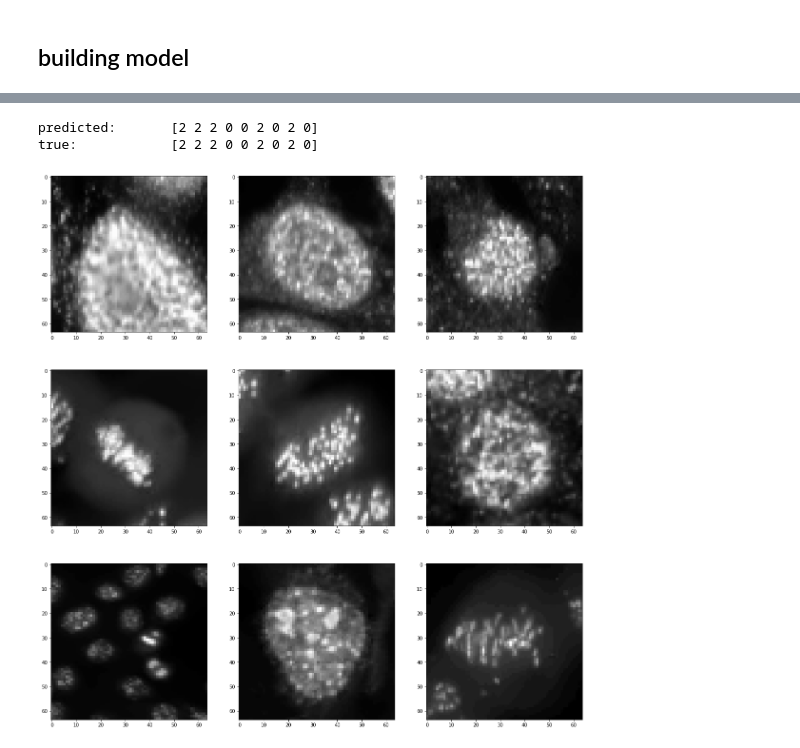
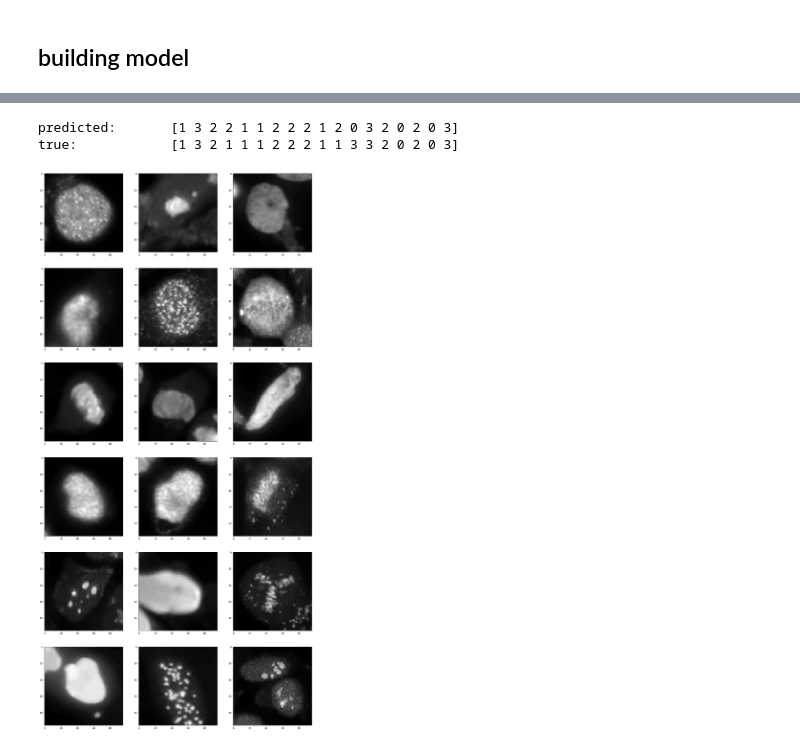
Before and after one commit to mszpyrka/AGH-AntinuclearAntibodiesClassification, a Jupyter notebook: basic-classification-convnet.ipynb, the cells around one changed output, grey strips where cells are left out. Drawn from its saved outputs; the diff is of its cells as text; code cells hidden in the pictures.

Commit message:
add more classes to classifier

```diff
--- a/basic-classification-convnet.ipynb
+++ b/basic-classification-convnet.ipynb
@@ -69,8 +61,11 @@ plt.imshow(prepare(cells[0], target_size=(64, 64)))
 # %%
 %%time
 
-size = (64, 64)
+size = (96, 96)
 
-cells_scaled = [prepare(i, target_size=size) for i in cells]
-display_grid(cells_scaled[:27], ImagePlotter())
+cells_scaled = {
+    name: [prepare(i, target_size=size) for i in cells]
+    for name, cells in cells_dict.items()
+}
+display_grid(cells_scaled['ACA'][:27], ImagePlotter())
 # %% [output]
@@ -80,13 +75,15 @@ Wall time: 582 ms
 # %% [markdown]
 ## preparing dataset
 # %%
-X = np.array(cells_scaled)
+samples_per_class = 650
+classes = ['ACA', 'ZIA', 'HOM', 'NUC']
+
+X = np.concatenate([cells_scaled[c][:samples_per_class] for c in classes])
 X = np.expand_dims(X, axis=3)
 print(X.shape)
 
-y = np.array(classes)
+y = np.concatenate([[i] * samples_per_class for i in range(len(classes))])
 print(y.shape)
 
-for k, v in class_dict.items():
-    print(f'{k}: {len(y[y == v])}')
+dataset = X, y
 # %% [output]
@@ -102,12 +92,3 @@ dot: 556
-# %%
-filtered_classes = ['aca', 'zia']
-classes_numbers = [class_dict[k] for k in filtered_classes]
-
-filter_indices = np.array([c in classes_numbers for c in classes])
-
-X_filtered = X[filter_indices]
-y_filtered = y[filter_indices]
-dataset = X_filtered, y_filtered
 # %% [markdown]
 ## building model
 # %%
@@ -181,13 +166,14 @@ Epoch 30/30
 <tensorflow.python.keras.callbacks.History at 0x...>
 # %%
 test_preds = model.predict(X_test)
-print('predicted:\t', np.argmax(test_preds, axis=1)[9:18])
-print('true:\t\t', y_test[9:18])
+test_preds = np.argmax(test_preds, axis=1)
+print('predicted:\t', test_preds[0:18])
+print('true:\t\t', y_test[0:18])
 # %% [output]
-predicted:       [2 2 2 0 0 2 0 2 0]
-true:            [2 2 2 0 0 2 0 2 0]
+predicted:       [1 3 2 2 1 1 2 2 2 1 2 0 3 2 0 2 0 3]
+true:            [1 3 2 1 1 1 2 2 2 1 1 3 3 2 0 2 0 3]
 # %%
-display_grid(np.squeeze(X_test[9:18], axis=3), ImagePlotter())
+display_grid(np.squeeze(X_test[0:18], axis=3), ImagePlotter())
 # %% [output]
-[figure, old version]
+[figure, new version]
 # %%
```
Also changed, not shown: parts of 12 cells of this notebook.
